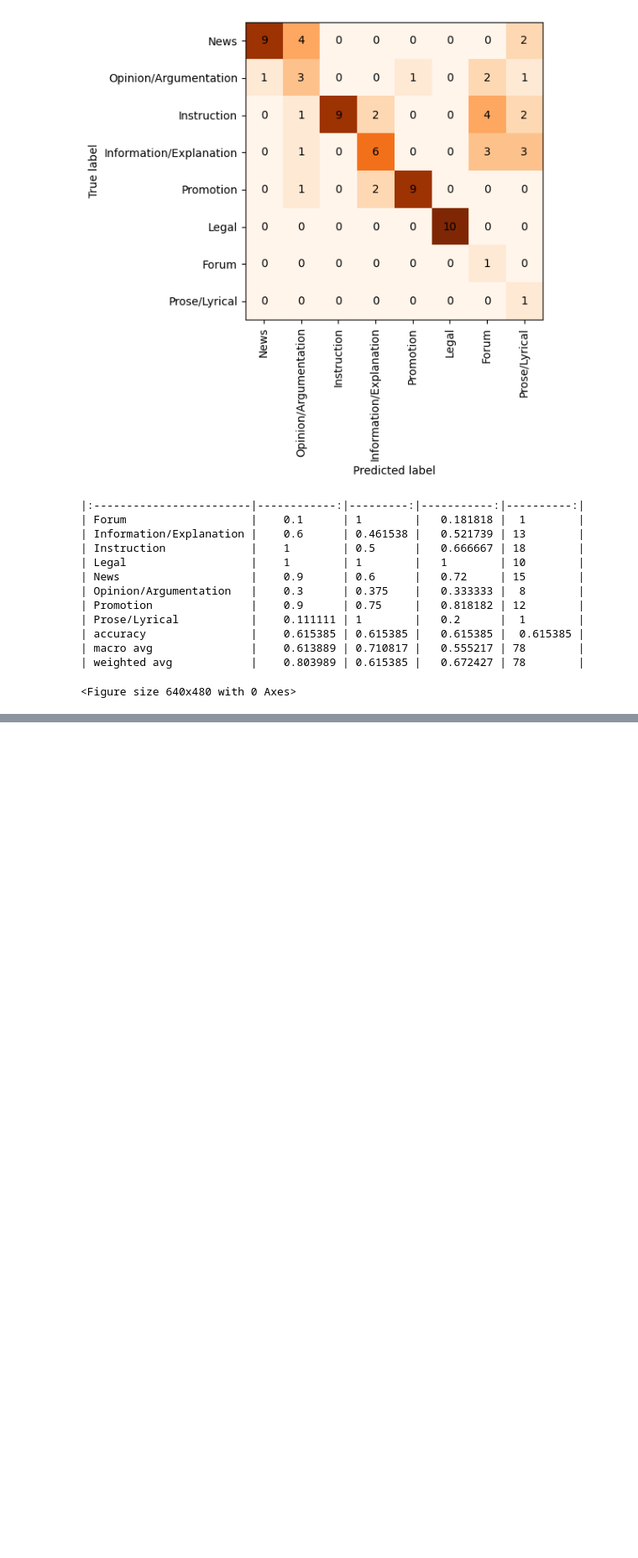
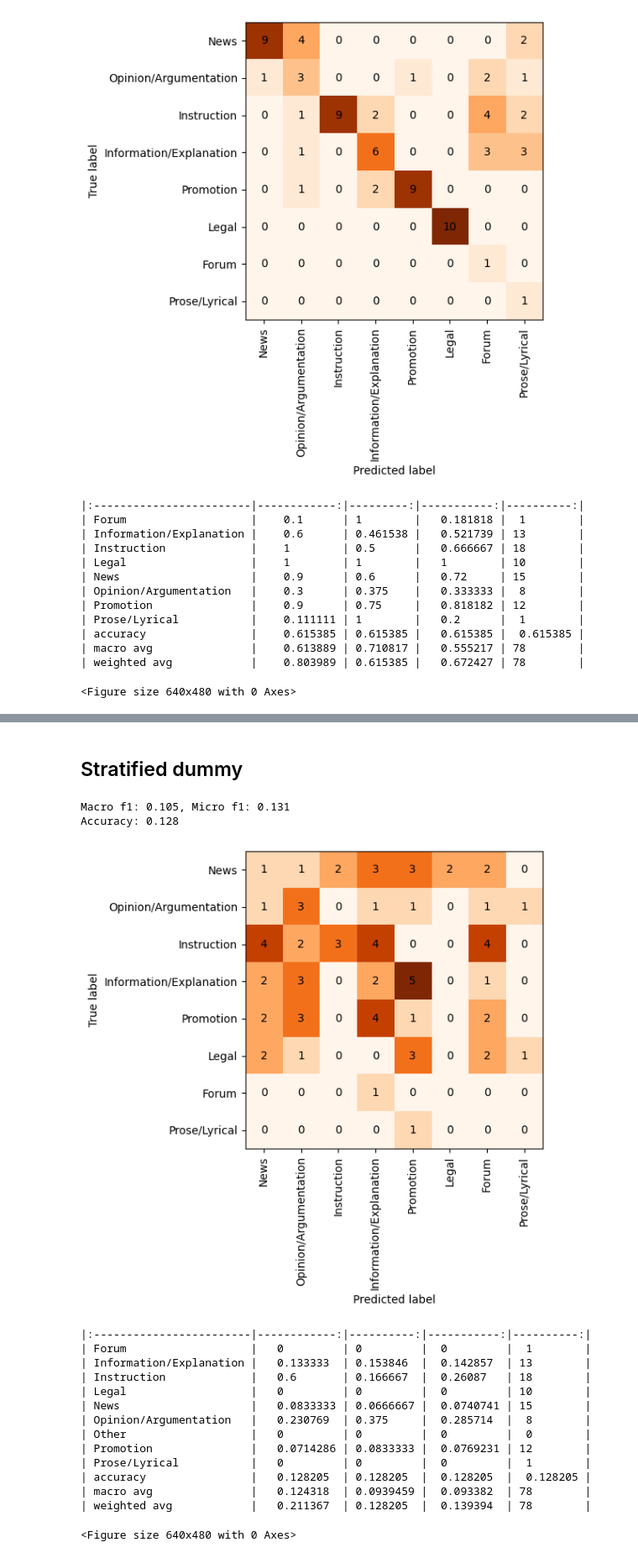
Before and after one commit to TajaKuzman/Crosslingual-Genre-Bias-Analysis, a Jupyter notebook: evaluation-of-annotation.ipynb, the cells around one changed output, grey strips where cells are left out. Shown: that part at 84% size. Cells and saved outputs as stored; diff of their text form; code cells hidden in the pictures; blank space fills up the shorter version.

```diff
--- a/evaluation-of-annotation.ipynb
+++ b/evaluation-of-annotation.ipynb
@@ -205,0 +283,36 @@ Accuracy: 0.615
+# %% [markdown]
+## Stratified dummy
+# %%
+# Use the Dummy Classifier, with the strategy "most_frequent"
+dummy_s = DummyClassifier(strategy="stratified")
+
+# Train the model
+dummy_s.fit(X_train, Y_train)
+
+#Get the predictions
+y_pred_s = dummy_s.predict(X_test)
+
+# Evaluate the predictions
+y_pred = list(y_pred_s)
+y_true = df_test_clean["y_true"].to_list()
+labels = list(df_test_clean["y_true"].unique())
+
+results = testing(y_true, y_pred, labels)
+# %% [output]
+Macro f1: 0.105, Micro f1: 0.131
+Accuracy: 0.128
+[figure, added]
+|:------------------------|------------:|----------:|-----------:|----------:|
+| Forum                   |   0         | 0         |  0         |  1        |
+| Information/Explanation |   0.133333  | 0.153846  |  0.142857  | 13        |
+| Instruction             |   0.6       | 0.166667  |  0.26087   | 18        |
+| Legal                   |   0         | 0         |  0         | 10        |
+| News                    |   0.0833333 | 0.0666667 |  0.0740741 | 15        |
+| Opinion/Argumentation   |   0.230769  | 0.375     |  0.285714  |  8        |
+| Other                   |   0         | 0         |  0         |  0        |
+| Promotion               |   0.0714286 | 0.0833333 |  0.0769231 | 12        |
+| Prose/Lyrical           |   0         | 0         |  0         |  1        |
+| accuracy                |   0.128205  | 0.128205  |  0.128205  |  0.128205 |
+| macro avg               |   0.124318  | 0.0939459 |  0.093382  | 78        |
+| weighted avg            |   0.211367  | 0.128205  |  0.139394  | 78        |
+<Figure size 640x480 with 0 Axes>
```
Also changed, not shown: parts of 7 cells of this notebook, 1 other file.
